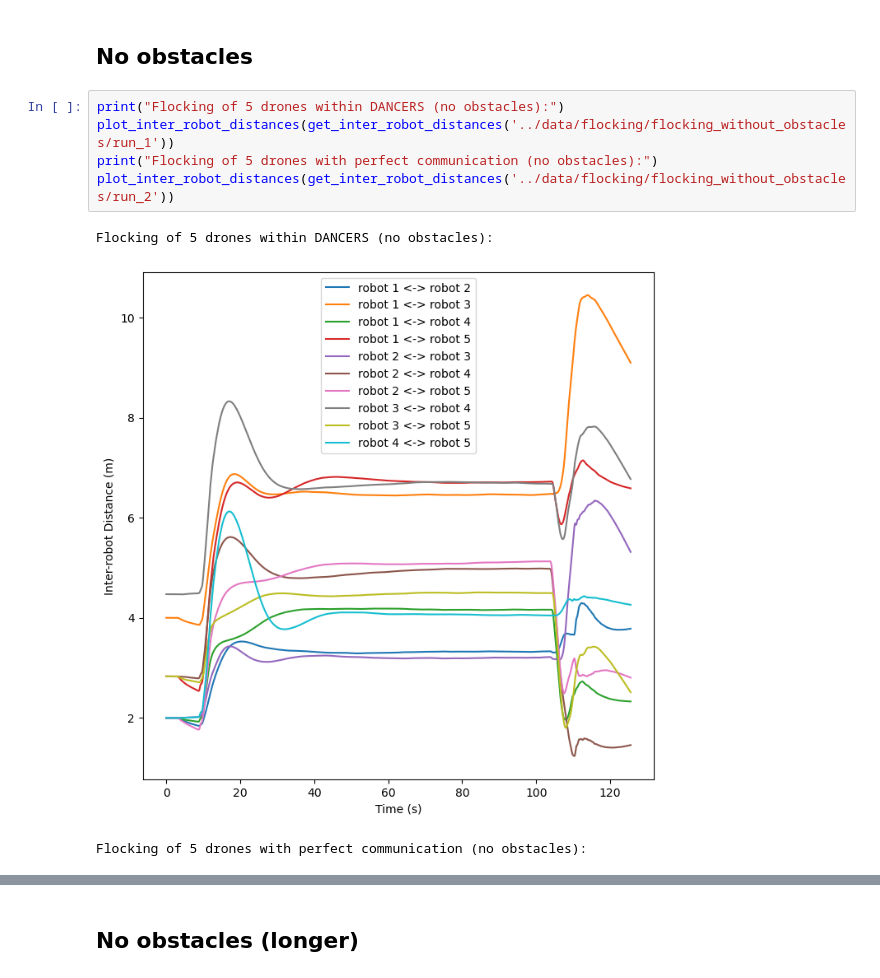
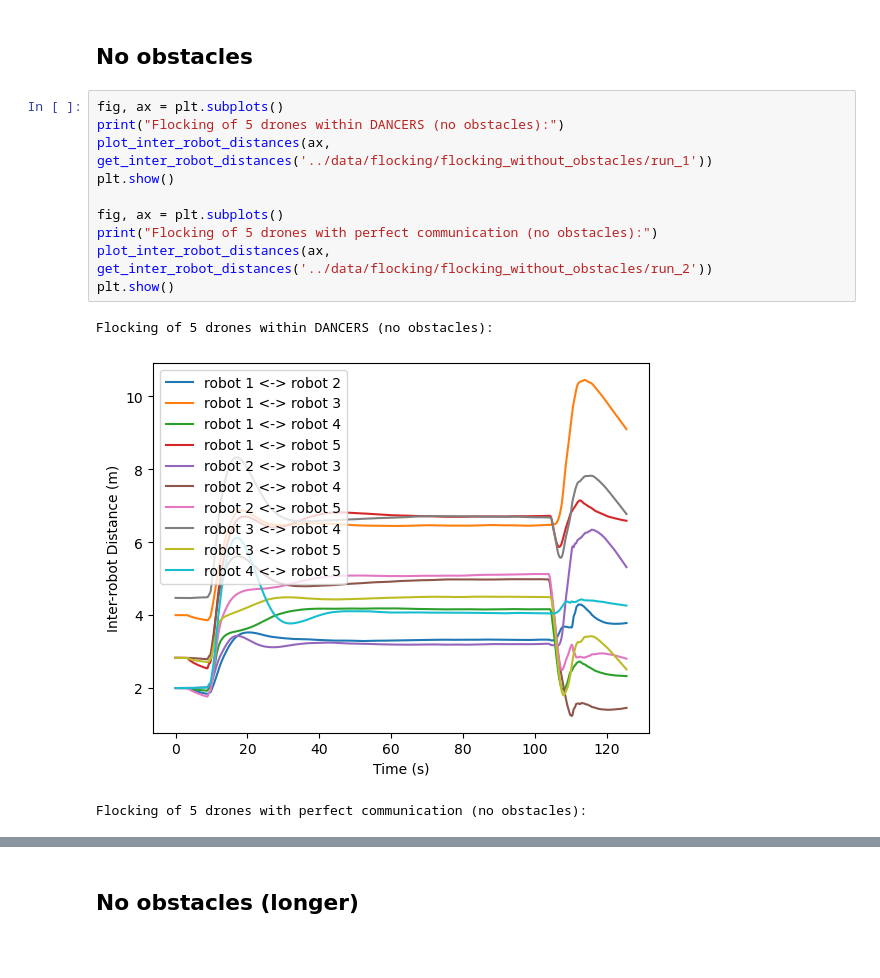
Before and after one commit to Chroma-CITI/DANCERS, a Jupyter notebook: notebook/flocking_use_case_analysis.ipynb, the cells around one changed output, grey strips where cells are left out. Cells and saved outputs as stored; diff of their text form; blank space fills up the shorter version.

Commit message:
add supplementary data and clean notebooks

```diff
--- a/notebook/flocking_use_case_analysis.ipynb
+++ b/notebook/flocking_use_case_analysis.ipynb
@@ -81,11 +81,16 @@ def plot_robot_trajectories(ax, robot_positions, obstacles):
 # %% [markdown]
 ## No obstacles
 # %%
+fig, ax = plt.subplots()
 print("Flocking of 5 drones within DANCERS (no obstacles):")
-plot_inter_robot_distances(get_inter_robot_distances('../data/flocking/flocking_without_obstacles/run_1'))
+plot_inter_robot_distances(ax, get_inter_robot_distances('../data/flocking/flocking_without_obstacles/run_1'))
+plt.show()
+
+fig, ax = plt.subplots()
 print("Flocking of 5 drones with perfect communication (no obstacles):")
-plot_inter_robot_distances(get_inter_robot_distances('../data/flocking/flocking_without_obstacles/run_2'))
+plot_inter_robot_distances(ax, get_inter_robot_distances('../data/flocking/flocking_without_obstacles/run_2'))
+plt.show()
 # %% [output]
 Flocking of 5 drones within DANCERS (no obstacles):
-[figure, old version]
+[figure, new version]
 Flocking of 5 drones with perfect communication (no obstacles):
```
Also changed, not shown: parts of 11 cells of this notebook, 18 other files.
